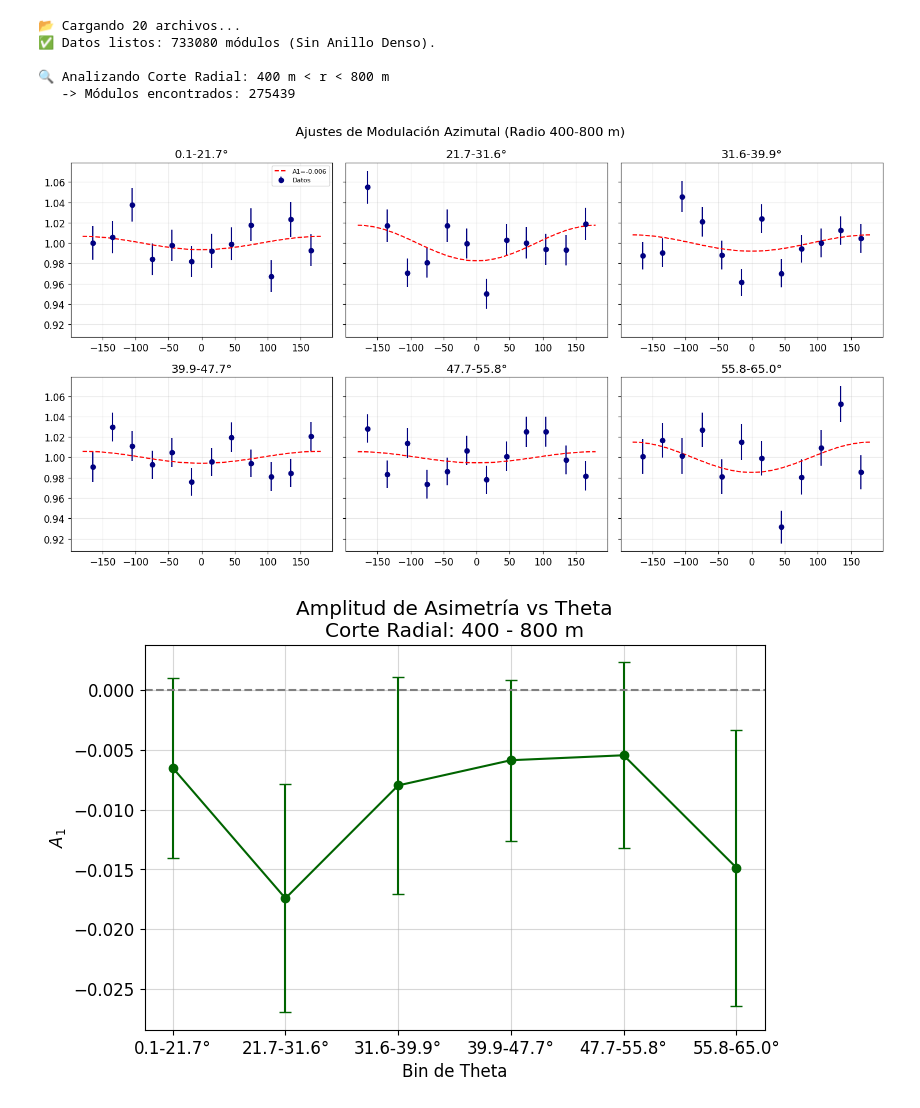
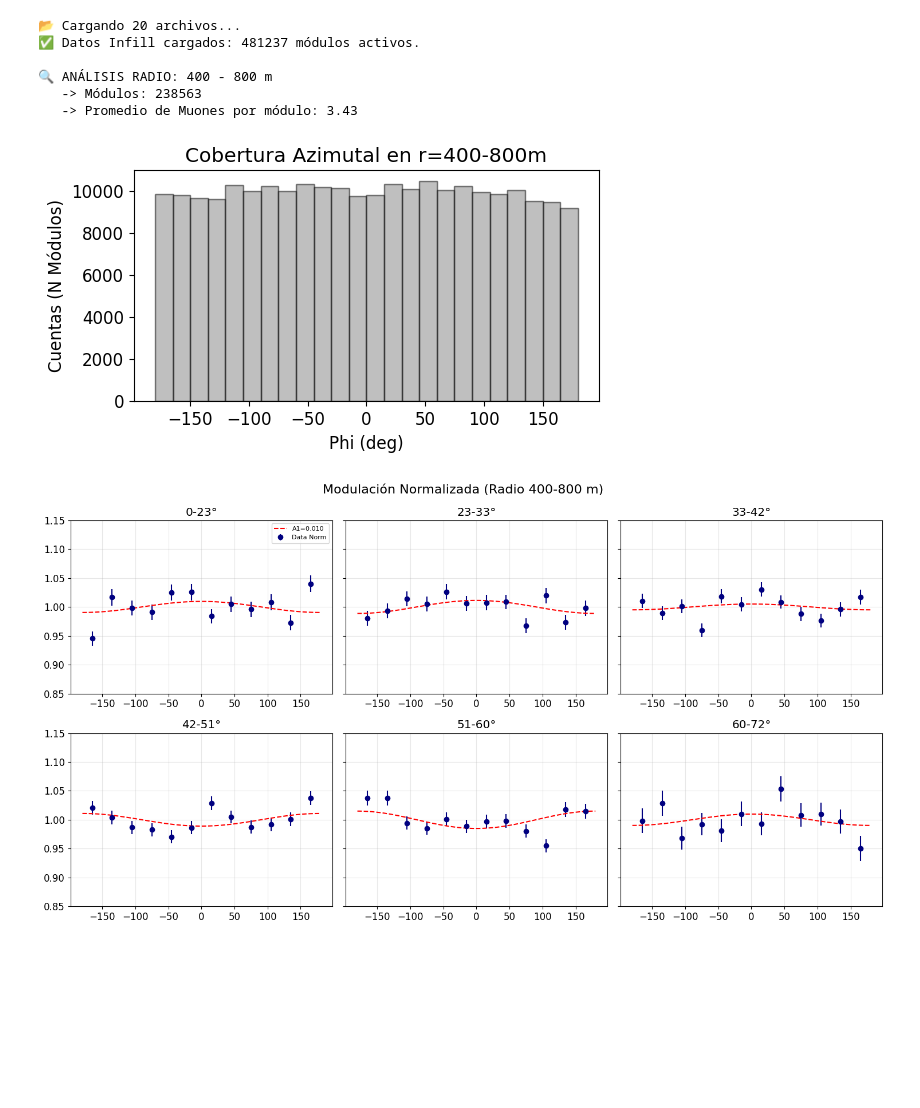
Before and after one commit to Lautaro-Silva/Tesis-de-Licenciatura---ITeDA, a Jupyter notebook: Scripts/Analisis_asimetria_infill_radial.ipynb, the cells around one changed output. Cells and saved outputs as stored; diff of their text form; code cells hidden in the pictures; blank space fills up the shorter version.

Commit message:
primeros acercamientos a solucionar los problemas del infill

```diff
--- a/Scripts/Analisis_asimetria_infill_radial.ipynb
+++ b/Scripts/Analisis_asimetria_infill_radial.ipynb
@@ -170,21 +388,22 @@ class RadialCutAnalyzer:
 # %%
 # --- EJEMPLO DE USO ---
 # 1. Definí tu carpeta
-folder = "/home/lsilva/Github/ADST_Alexey_module_v4/parquet_qgs_helio_17/" # Poné la ruta real acá
+folder = "/home/lsilva/Github/ADST_Alexey_module_v7/parquet_sib_helio_17/" # Poné la ruta real acá
 
 # 2. Instanciá y cargá
 analyzer = RadialCutAnalyzer(folder)
 analyzer.load_data()
 
 # 3. ¡Jugá con los cortes!
 analyzer.analizar_corte(r_min=400, r_max=800)   # Cerca
 # analyzer.analizar_corte(r_min=600, r_max=1000)  # Medio
 # analyzer.analizar_corte(r_min=1000, r_max=2000) # Lejos
 # %% [output]
 📂 Cargando 20 archivos...
-✅ Datos listos: 733080 módulos (Sin Anillo Denso).
+✅ Datos Infill cargados: 481237 módulos activos.
 
-🔍 Analizando Corte Radial: 400 m < r < 800 m
-   -> Módulos encontrados: 275439
+🔍 ANÁLISIS RADIO: 400 - 800 m
+   -> Módulos: 238563
+   -> Promedio de Muones por módulo: 3.43
-[figure, old version]
+[figure, new version]
-[figure, old version]
+[figure, new version]
```
Also changed, not shown: parts of 6 cells of this notebook, 7 other files.
